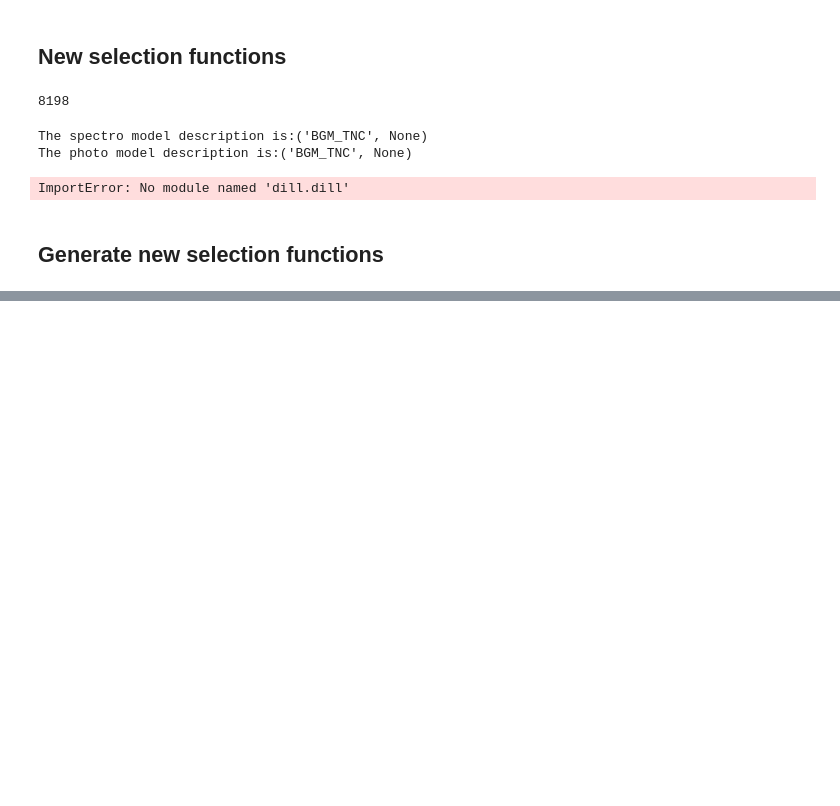
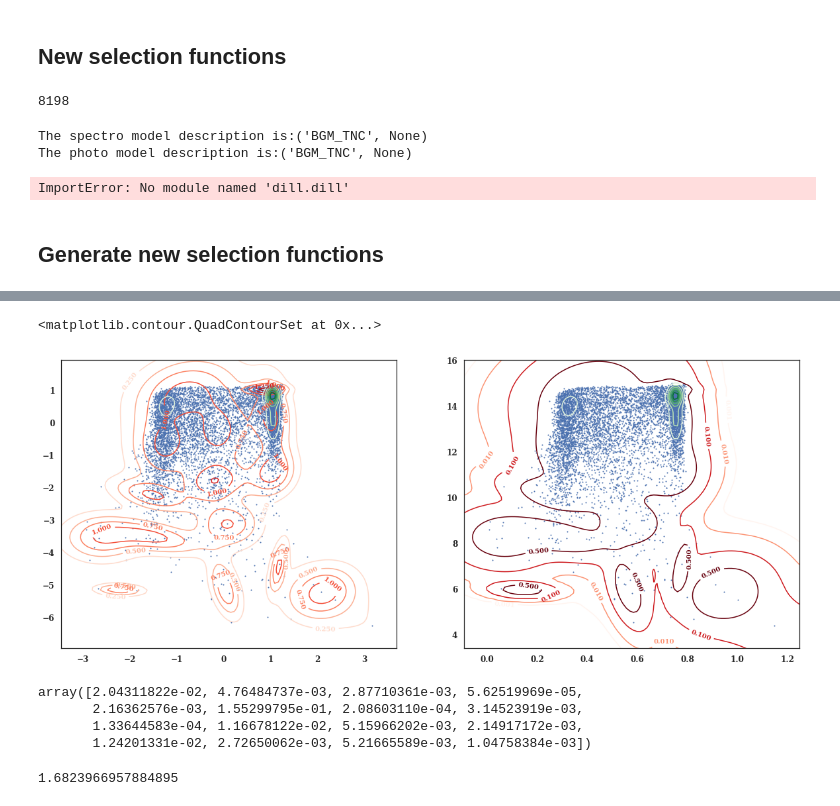
Before and after one commit to aeverall/seestar, a Jupyter notebook: examples/MockSFs.ipynb, the cells around one changed output, grey strips where cells are left out. Drawn from its saved outputs; the diff is of its cells as text; code cells hidden in the pictures; blank space fills up the shorter version.

Commit message:
Rootfinder max SF bound introduced. Currently not working. Needs debugging.

```diff
--- a/examples/MockSFs.ipynb
+++ b/examples/MockSFs.ipynb
@@ -186,0 +213,4 @@ plt.contour(x, y, zz, cmap='Greens')
+# %%
+instsf = SF.obsSF[3.0].SF_model
+instdf = SF.obsSF[3.0].DF_model
+params_df = instsf.params_df
@@ -186,0 +301,29 @@ plt.contour(x, y, zz, cmap='Greens')
+# %%
+fig, axes = plt.subplots(1,2,figsize=(20,8))
+
+plt.sca(axes[0])
+plt.scatter(instsf.y_s, instsf.x_s, s=1)
+x = np.linspace(instsf.rngy_s[0], instsf.rngy_s[1], 100)
+y = np.linspace(instsf.rngx_s[0], instsf.rngx_s[1], 100)
+xx, yy = np.meshgrid(x, y)
+zz = StatisticalModels.bivGaussMixture(instsf.params_f_scaled, yy, xx)
+CS = plt.contour(x, y, zz, cmap='Reds')
+plt.clabel(CS, inline=1, fontsize=10)
+zz = StatisticalModels.bivGaussMixture(instsf.params_df, yy, xx)
+plt.contour(x, y, zz, cmap='Greens')
+#plt.colorbar()
+
+plt.sca(axes[1])
+plt.scatter(instsf.y, instsf.x, s=1)
+x = np.linspace(instsf.rngy[0], instsf.rngy[1], 100)
+y = np.linspace(instsf.rngx[0], instsf.rngx[1], 100)
+xx, yy = np.meshgrid(x, y)
+zz = StatisticalModels.bivGaussMixture(instsf.params_f, yy, xx)
+CS = plt.contour(x, y, zz, cmap='Reds', norm=LogNorm(), levels=(0.001, 0.01, 0.1, 0.5))
+plt.clabel(CS, inline=1, fontsize=10)
+zz = StatisticalModels.bivGaussMixture(instdf.params_f, yy, xx)
+plt.contour(x, y, zz, cmap='Greens')
+#plt.colorbar()
+# %% [output]
+<matplotlib.contour.QuadContourSet at 0x...>
+[figure, added]
@@ -186,0 +371,11 @@ plt.contour(x, y, zz, cmap='Greens')
+# %%
+Sdet_sf
+# %% [output]
+array([2.04311822e-02, 4.76484737e-03, 2.87710361e-03, 5.62519969e-05,
+       2.16362576e-03, 1.55299795e-01, 2.08603110e-04, 3.14523919e-03,
+       1.33644583e-04, 1.16678122e-02, 5.15966202e-03, 2.14917172e-03,
+       1.24201331e-02, 2.72650062e-03, 5.21665589e-03, 1.04758384e-03])
+# %%
+StatisticalModels.gradient_rootfinder(instsf.params_f, Sinv_sf, 1/(2*np.pi*np.sqrt(Sdet_sf)))
+# %% [output]
+1.6823966957884895
```
Also changed, not shown: parts of 17 cells of this notebook, 2 other files.
